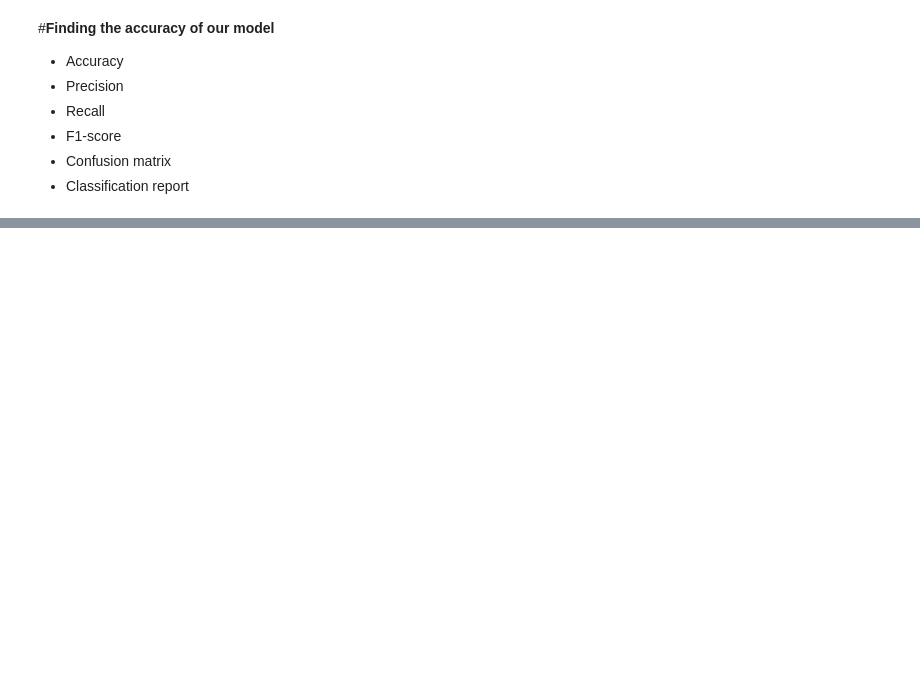
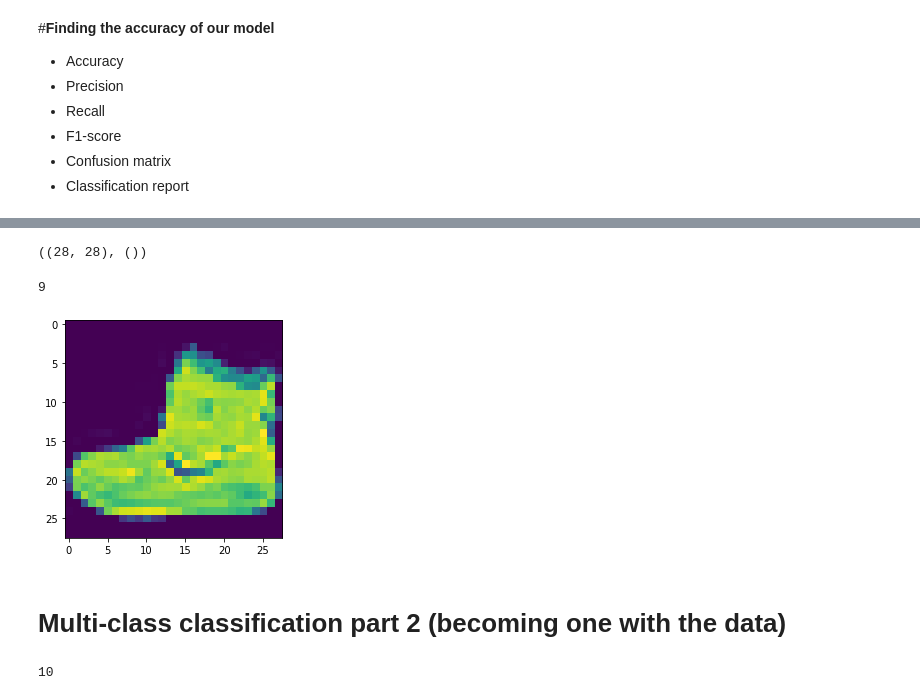
Before and after one commit to lsy-it-1995/Machine-Learning, a Jupyter notebook: Daniel Bourke/Daniel_Bourke_Module4.ipynb, the cells around one changed output, grey strips where cells are left out. Cells and saved outputs as stored; diff of their text form; code cells hidden in the pictures; blank space fills up the shorter version.

```diff
--- a/Daniel Bourke/Daniel_Bourke_Module4.ipynb
+++ b/Daniel Bourke/Daniel_Bourke_Module4.ipynb
@@ -746,0 +838,5 @@ Model accuracy on the test set: 99.00%
+# %%
+import tensorflow as tf
+from tensorflow.keras.datasets import fashion_mnist
+
+(train_data, train_labels), (test_data, test_labels) = fashion_mnist.load_data()
@@ -746,0 +868,19 @@ Model accuracy on the test set: 99.00%
+# %%
+train_data[0].shape, train_labels[0].shape
+# %% [output]
+((28, 28), ())
+# %%
+import matplotlib.pyplot as plt
+plt.imshow(train_data[0])
+train_labels[0]
+# %% [output]
+9
+[figure, added]
+# %% [markdown]
+# **Multi-class classification part 2 (becoming one with the data)**
+# %%
+class_name = ["T-shirt/top", "Trouser", "Pullover", "Dress", "Coat", "Sandal", "Shirt", "Sneaker", "Bag", "Ankle boot"]
+
+len(class_name)
+# %% [output]
+10
```
Also changed, not shown: parts of 62 cells of this notebook.
